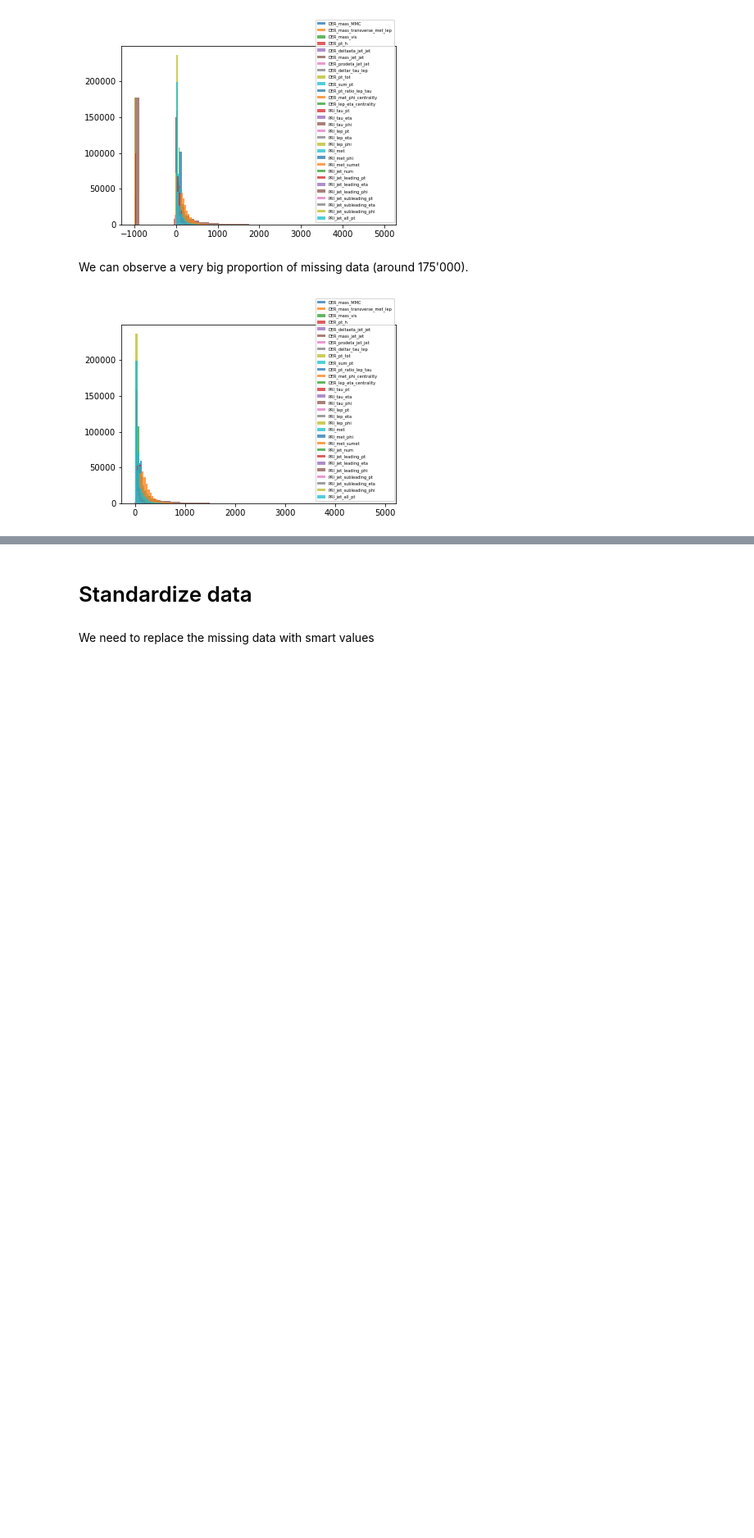
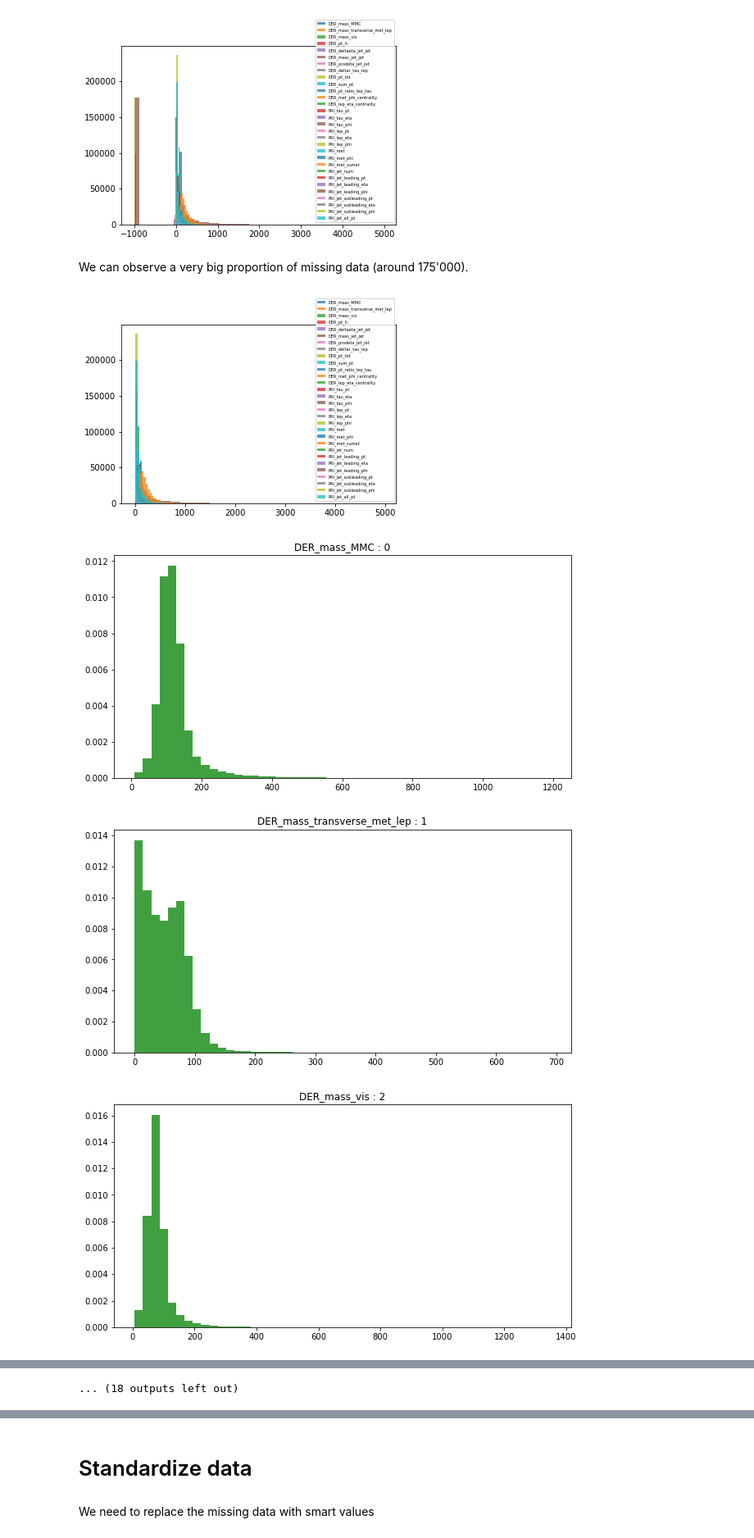
Before and after one commit to mkondracki/ML_project_1, a Jupyter notebook: projectML_.ipynb, the cells around one changed output, grey strips where cells are left out. Shown: that part at 82% size. Saved outputs shown, nothing was run; the diff lists cells and outputs as text; code cells hidden in the pictures; blank space fills up the shorter version.

```diff
--- a/projectML_.ipynb
+++ b/projectML_.ipynb
@@ -115,3 +98,12 @@ for i in range(len(names)):
     plt.legend(fontsize=5)
 # %% [output]
 [figure]
+# %%
+for i in range(len(names)):
+    plt.figure(figsize=(10,5))
+    plt.hist(x_tr_nan[:,i], 50, density=True, facecolor='g', alpha=0.75, label=names[i])
+    plt.title(names[i] + " : " + str(i))
+# %% [output]
+[figure, added]
+[figure, added]
+[figure, added]
@@ -117,0 +119 @@ for i in range(len(names)):
+... (18 outputs left out)
```
Also changed, not shown: parts of 120 cells of this notebook.
